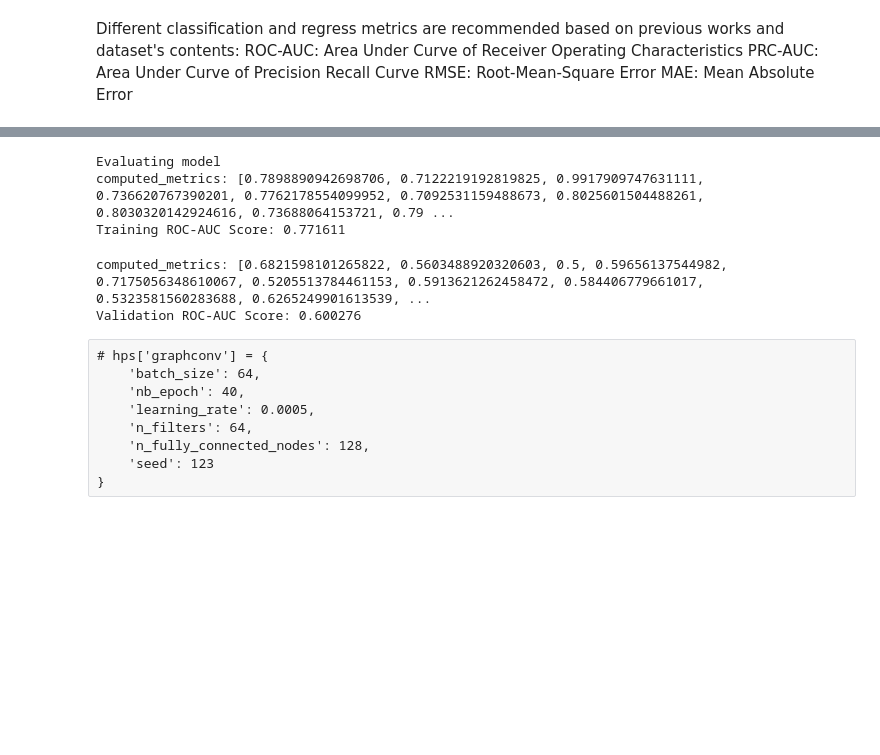
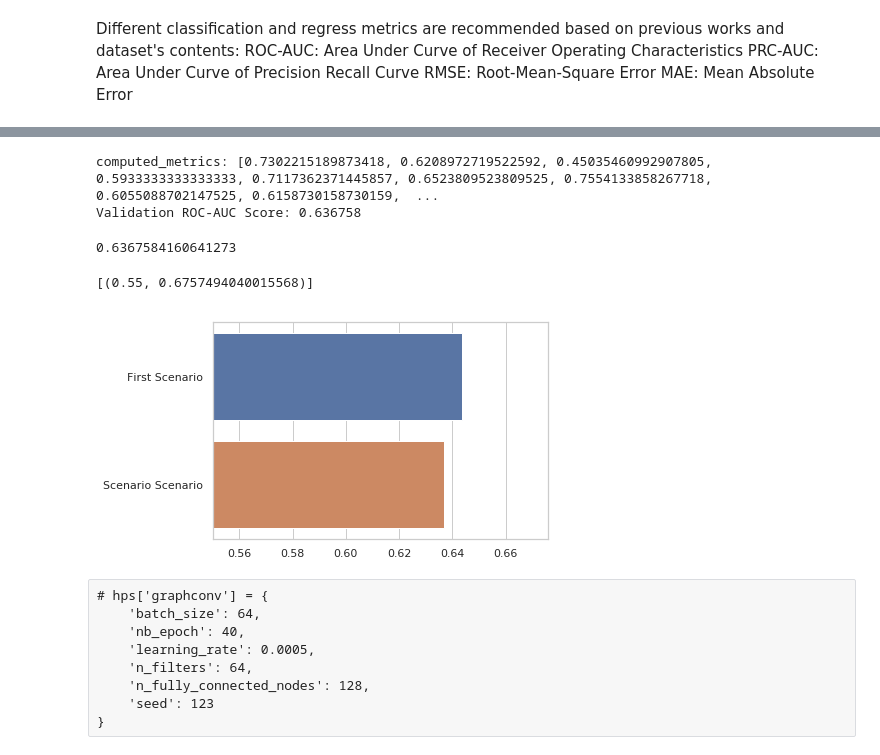
Before and after one commit to mamonteiro-brg/Project-LEI, a Jupyter notebook: SIDER/sider_graph_conv.ipynb, the cells around one changed output, grey strips where cells are left out. Saved outputs shown, nothing was run; the diff lists cells and outputs as text; code cells hidden in the pictures; blank space fills up the shorter version.

```diff
--- a/SIDER/sider_graph_conv.ipynb
+++ b/SIDER/sider_graph_conv.ipynb
@@ -140,13 +178,0 @@ Validation ROC-AUC Score: 0.593662
-# %%
-num_epochs = 15
-losses = []
-
-model = GraphConvModel(
-    len(sider_tasks), batch_size=50, mode='classification')
-# Set nb_epoch=10 for better results.
-
-for i in range(num_epochs):
-    # Set nb_epoch=10 for better results.
-    loss = model.fit(train_dataset, nb_epoch=1)
-    print("Epoch %d loss: %f" % (i, loss))
-    losses.append(loss)
@@ -169,19 +179,23 @@ Epoch 14 loss: 661.392732
 # %%
-metric = dc.metrics.Metric(
-    dc.metrics.roc_auc_score, np.mean, mode="classification")
-
-print("Evaluating model")
-train_scores = model.evaluate(train_dataset, [metric], transformers)
-print("Training ROC-AUC Score: %f" % train_scores["mean-roc_auc_score"])
+test_scores_2 = model.evaluate(test_dataset, [metric], transformers)
+print("Validation ROC-AUC Score: %f" % test_scores_2["mean-roc_auc_score"])
 # %% [output]
-Evaluating model
-computed_metrics: [0.7898890942698706, 0.7122219192819825, 0.9917909747631111, 0.736620767390201, 0.7762178554099952, 0.7092531159488673, 0.8025601504488261, 0.8030320142924616, 0.73688064153721, 0.79 ...
-Training ROC-AUC Score: 0.771611
+computed_metrics: [0.7302215189873418, 0.6208972719522592, 0.45035460992907805, 0.5933333333333333, 0.7117362371445857, 0.6523809523809525, 0.7554133858267718, 0.6055088702147525, 0.6158730158730159,  ...
+Validation ROC-AUC Score: 0.636758
-# %%
-valid_scores = model.evaluate(valid_dataset, [metric], transformers)
-print("Validation ROC-AUC Score: %f" % valid_scores["mean-roc_auc_score"])
-# %% [output]
-computed_metrics: [0.6821598101265822, 0.5603488920320603, 0.5, 0.59656137544982, 0.7175056348610067, 0.5205513784461153, 0.5913621262458472, 0.584406779661017, 0.5323581560283688, 0.6265249901613539, ...
-Validation ROC-AUC Score: 0.600276
+# %%
+type(test_scores_2)
+test_scores_2['mean-roc_auc_score']
+# %% [output]
+0.6367584160641273
+# %%
+import seaborn as sns
+
+sns.set(style="whitegrid")
+ax = sns.barplot(x=[test_scores_1['mean-roc_auc_score'],test_scores_2['mean-roc_auc_score']],
+                 y=['First Scenario','Scenario Scenario'])
+ax.set(xlim=(0.55, None))
+# %% [output]
+[(0.55, 0.6757494040015568)]
+[figure, added]
 # %%
 # Hiperparameters permitidos pelo deepchem e os valores que são utilizados por defeito
```
Also changed, not shown: parts of 37 cells of this notebook, 16 other files.
